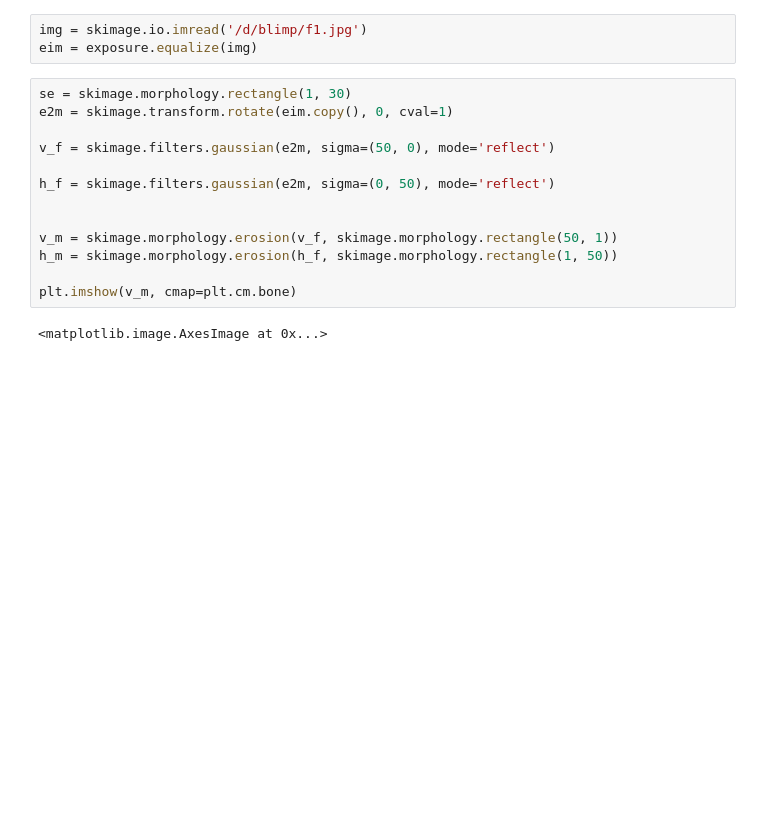
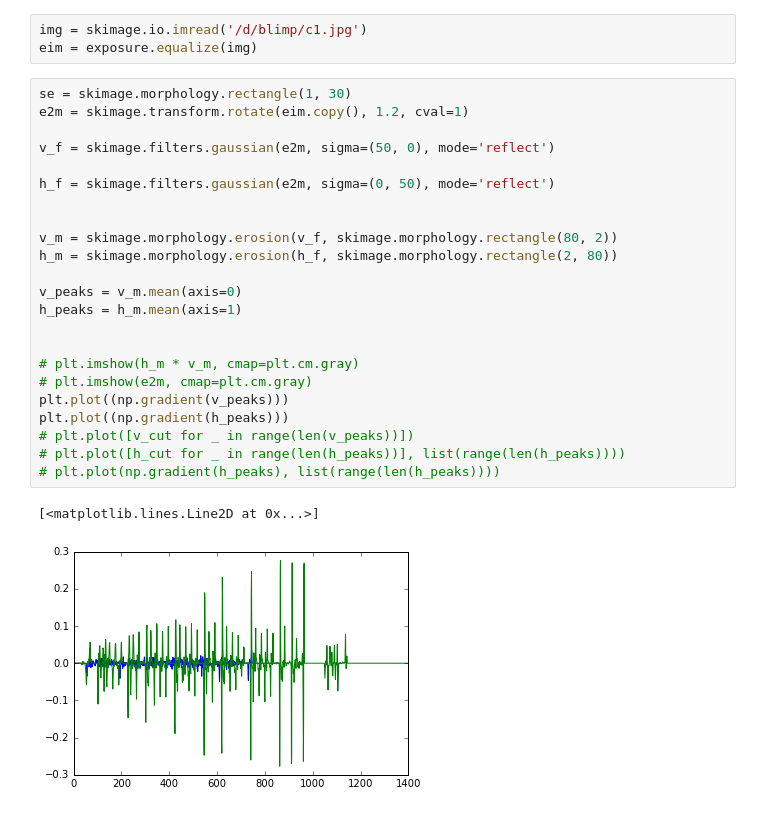
Before and after one commit to prashnts/apollo-cad, a Jupyter notebook: Edges -- Gaussian scheme.ipynb, the cells around one changed output. Drawn from its saved outputs; the diff is of its cells as text; blank space fills up the shorter version.

Commit message:
+ Added Scan line scheme for rapid edges

```diff
--- a/Edges -- Gaussian scheme.ipynb
+++ b/Edges -- Gaussian scheme.ipynb
@@ -19,20 +25,31 @@ from pydash import py_
 
 from cad.metrics import geometry, exposure
 # %%
-img = skimage.io.imread('/d/blimp/f1.jpg')
+img = skimage.io.imread('/d/blimp/c1.jpg')
 eim = exposure.equalize(img)
 # %%
 se = skimage.morphology.rectangle(1, 30)
-e2m = skimage.transform.rotate(eim.copy(), 0, cval=1)
+e2m = skimage.transform.rotate(eim.copy(), 1.2, cval=1)
 
 v_f = skimage.filters.gaussian(e2m, sigma=(50, 0), mode='reflect')
 
 h_f = skimage.filters.gaussian(e2m, sigma=(0, 50), mode='reflect')
 
 
-v_m = skimage.morphology.erosion(v_f, skimage.morphology.rectangle(50, 1))
-h_m = skimage.morphology.erosion(h_f, skimage.morphology.rectangle(1, 50))
+v_m = skimage.morphology.erosion(v_f, skimage.morphology.rectangle(80, 2))
+h_m = skimage.morphology.erosion(h_f, skimage.morphology.rectangle(2, 80))
 
-plt.imshow(v_m, cmap=plt.cm.bone)
+v_peaks = v_m.mean(axis=0)
+h_peaks = h_m.mean(axis=1)
+
+
+# plt.imshow(h_m * v_m, cmap=plt.cm.gray)
+# plt.imshow(e2m, cmap=plt.cm.gray)
+plt.plot((np.gradient(v_peaks)))
+plt.plot((np.gradient(h_peaks)))
+# plt.plot([v_cut for _ in range(len(v_peaks))])
+# plt.plot([h_cut for _ in range(len(h_peaks))], list(range(len(h_peaks))))
+# plt.plot(np.gradient(h_peaks), list(range(len(h_peaks))))
 # %% [output]
-<matplotlib.image.AxesImage at 0x...>
+[<matplotlib.lines.Line2D at 0x...>]
+[figure, added]
```
Also changed, not shown: parts of 3 cells of this notebook, 1 other file.
